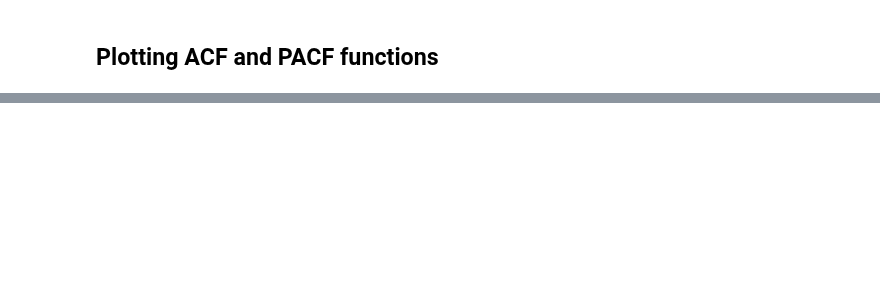
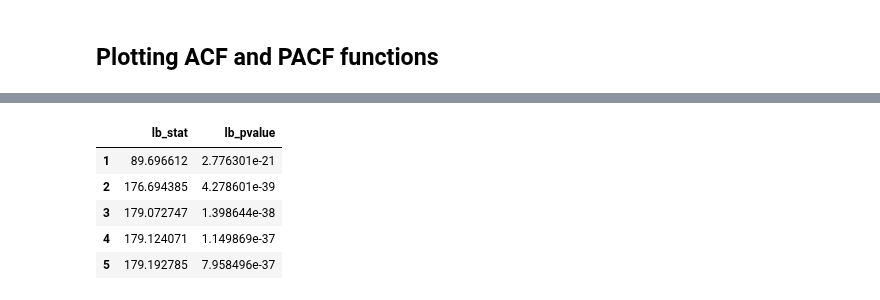
Before and after one commit to Ibrahim-Ola/time-series-python, a Jupyter notebook: SARIMA.ipynb, the cells around one changed output, grey strips where cells are left out. Cells and saved outputs as stored; diff of their text form; code cells hidden in the pictures; blank space fills up the shorter version.

```diff
--- a/SARIMA.ipynb
+++ b/SARIMA.ipynb
@@ -237,0 +435,10 @@ sarimax_results.sort_values('AIC').to_csv('./results/sarimax_grid_search_results
+# %%
+lb = acorr_ljungbox(final_model.resid, np.arange(1, 6, 1))
+lb
+# %% [output]
+|  | lb_stat | lb_pvalue |
+| 1 | 89.696612 | 2.776301e-21 |
+| 2 | 176.694385 | 4.278601e-39 |
+| 3 | 179.072747 | 1.398644e-38 |
+| 4 | 179.124071 | 1.149869e-37 |
+| 5 | 179.192785 | 7.958496e-37 |
```
Also changed, not shown: parts of 35 cells of this notebook.
